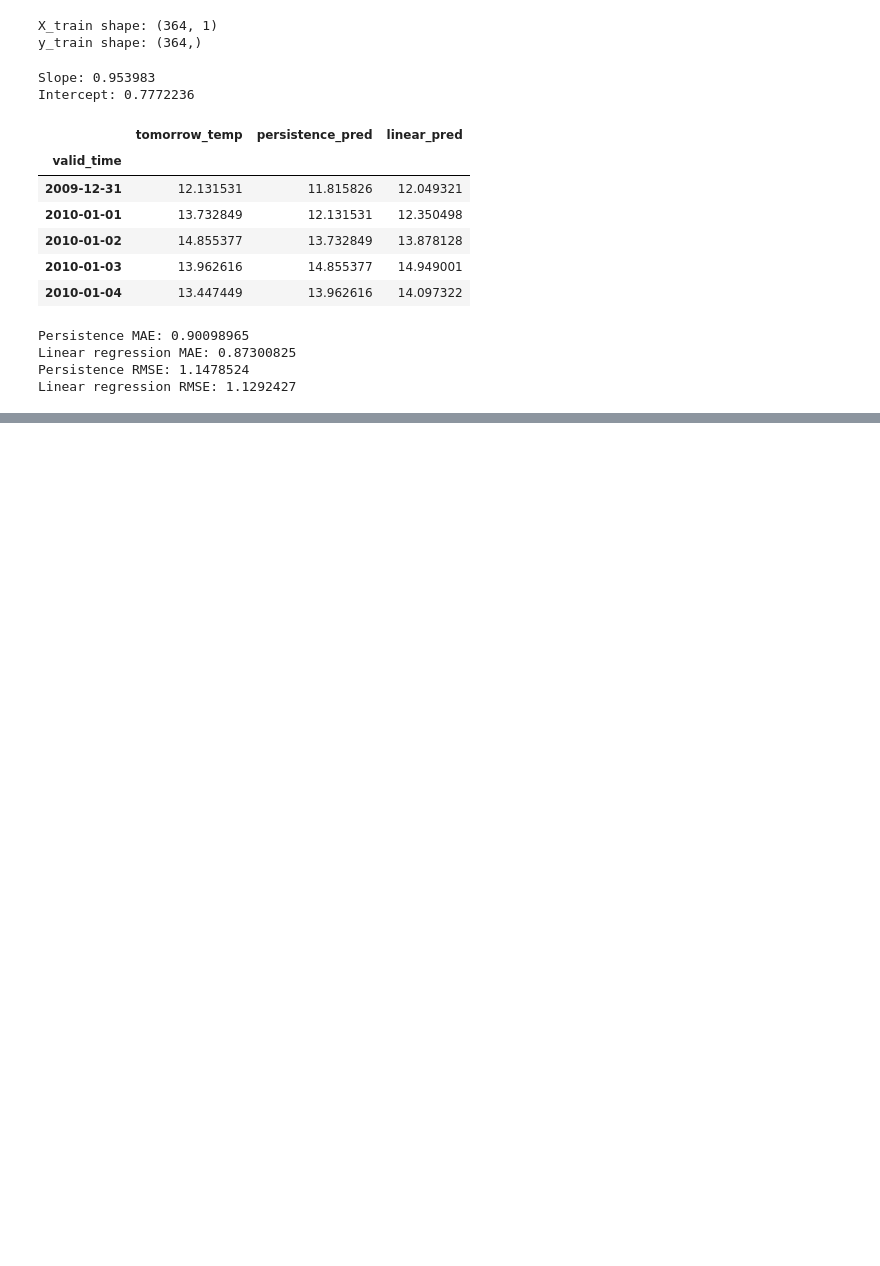
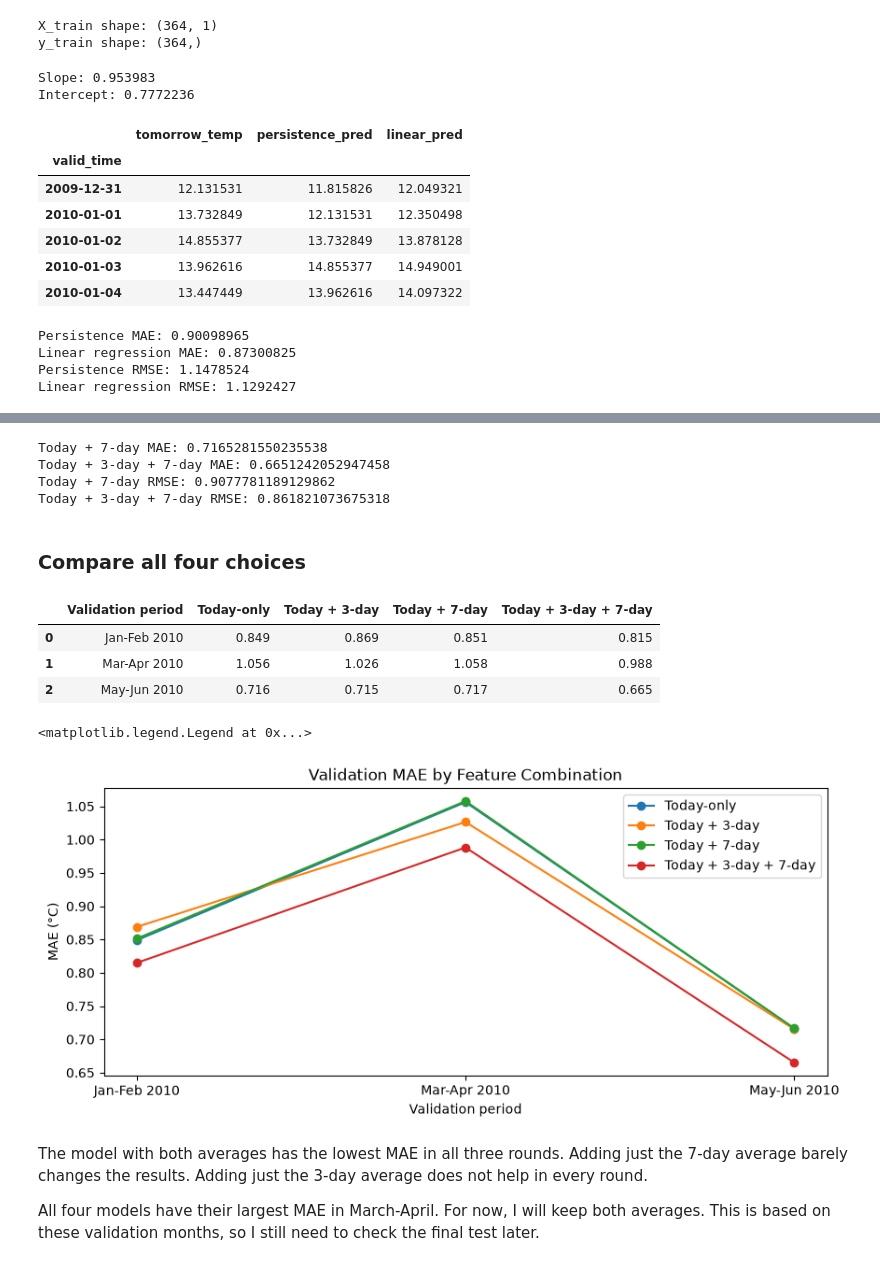
Before and after one commit to yiksu1312/AISCI290A_WP, a Jupyter notebook: notebooks/02_temperature_only_v1.ipynb, the cells around one changed output, grey strips where cells are left out. Cells and saved outputs as stored; diff of their text form; code cells hidden in the pictures; blank space fills up the shorter version.

```diff
--- a/notebooks/02_progress1027.ipynb
+++ b/notebooks/02_temperature_only_v1.ipynb
@@ -471,0 +1321,77 @@ Both errors were slightly lower than persistence: MAE decreased by about 3.1% an
+# %%
+# Train on the earlier dates using these temperature columns.
+reg_7day_3 = LinearRegression()
+reg_7day_3.fit(
+    train_rolling_3[features_7day],
+    train_rolling_3["tomorrow_temp"]
+)
+
+val_rolling_3["pred_7day"] = reg_7day_3.predict(
+    val_rolling_3[features_7day]
+)
+# %%
+# Compare the predictions with the real temperatures using MAE and RMSE.
+errors_7day_3 = (
+    val_rolling_3["pred_7day"] - val_rolling_3["tomorrow_temp"]
+)
+
+mae_7day_3 = errors_7day_3.abs().mean()
+rmse_7day_3 = ((errors_7day_3 ** 2).mean()) ** 0.5
+
+print("Today + 7-day MAE:", mae_7day_3)
+print("Today + 3-day + 7-day MAE:", rolling_mae_3)
+
+print("Today + 7-day RMSE:", rmse_7day_3)
+print("Today + 3-day + 7-day RMSE:", rolling_rmse_3)
+# %% [output]
+Today + 7-day MAE: 0.7165281550235538
+Today + 3-day + 7-day MAE: 0.6651242052947458
+Today + 7-day RMSE: 0.9077781189129862
+Today + 3-day + 7-day RMSE: 0.861821073675318
+# %% [markdown]
+### Compare all four choices
+# %%
+# Put the MAE scores for all four models into one table.
+mae_comparison = pd.DataFrame({
+    "Validation period": periods,
+    "Today-only": [today_mae_1, today_mae_2, today_mae_3],
+    "Today + 3-day": [mae_3day_1, mae_3day_2, mae_3day_3],
+    "Today + 7-day": [mae_7day_1, mae_7day_2, mae_7day_3],
+    "Today + 3-day + 7-day": [
+        rolling_mae_1, rolling_mae_2, rolling_mae_3
+    ]
+})
+
+mae_comparison.round(3)
+# %% [output]
+|  | Validation period | Today-only | Today + 3-day | Today + 7-day | Today + 3-day + 7-day |
+| 0 | Jan-Feb 2010 | 0.849 | 0.869 | 0.851 | 0.815 |
+| 1 | Mar-Apr 2010 | 1.056 | 1.026 | 1.058 | 0.988 |
+| 2 | May-Jun 2010 | 0.716 | 0.715 | 0.717 | 0.665 |
+# %%
+# Plot the four choices together.
+fig, ax = plt.subplots(figsize=(10, 4))
+
+ax.plot(periods, mae_comparison["Today-only"],
+        marker="o", label="Today-only")
+
+ax.plot(periods, mae_comparison["Today + 3-day"],
+        marker="o", label="Today + 3-day")
+
+ax.plot(periods, mae_comparison["Today + 7-day"],
+        marker="o", label="Today + 7-day")
+
+ax.plot(periods, mae_comparison["Today + 3-day + 7-day"],
+        marker="o", label="Today + 3-day + 7-day")
+
+ax.set_xlabel("Validation period")
+ax.set_ylabel("MAE (°C)")
+ax.set_title("Validation MAE by Feature Combination")
+ax.legend()
+# %% [output]
+<matplotlib.legend.Legend at 0x...>
+[figure, added]
+# %% [markdown]
+The model with both averages has the lowest MAE in all three rounds. Adding just the 7-day average barely changes the results. Adding just the 3-day average does not help in every round.
+
+All four models have their largest MAE in March-April. For now, I will keep both averages. This is based on these validation months, so I still need to check the final test later.
```
Also changed, not shown: parts of 107 cells of this notebook, 3 other files.
